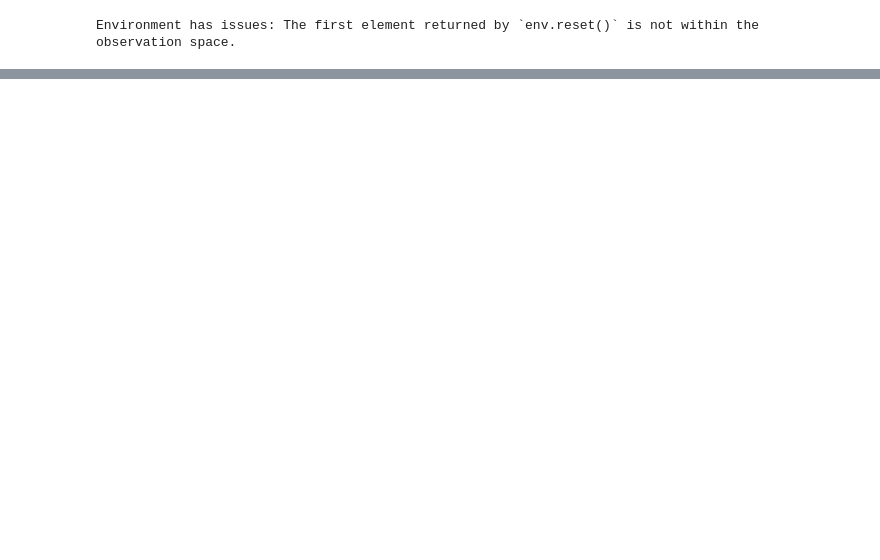
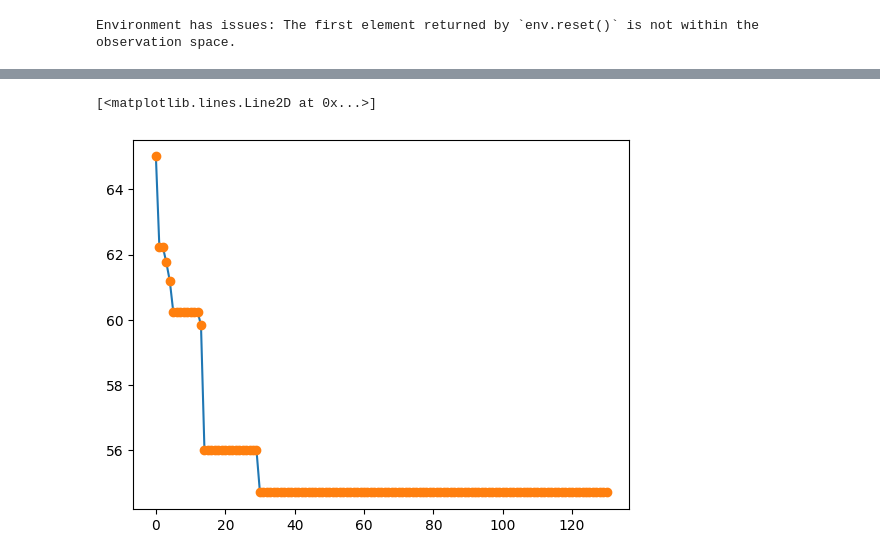
Before and after one commit to warisa-cmu/rl-meta-test, a Jupyter notebook: src/P02_MSIE/T02_env/S01.ipynb, the cells around one changed output, grey strips where cells are left out. Saved outputs shown, nothing was run; the diff lists cells and outputs as text; code cells hidden in the pictures; blank space fills up the shorter version.

```diff
--- a/src/P02_MSIE/T02_env/S01.ipynb
+++ b/src/P02_MSIE/T02_env/S01.ipynb
@@ -6,7 +6,7 @@ import pandas as pd
 from P02_MSIE.T01_prototype_class.DE_IM_VRPTW_classV4 import VRPTW
 # %%
 class AIMH_ENV(gym.Env):
-    def __init__(self, vrp, interval_it = 100):
+    def __init__(self, vrp):
         super().__init__()
         self.action_space = spaces.Box(
             low = np.array([0, 0, 0], dtype=np.float32),
@@ -30,7 +30,6 @@ class AIMH_ENV(gym.Env):
             dtype=np.float64,
         )
         self.vrp = vrp
-        self.interval_it = interval_it
         pass
 
 
@@ -53,13 +52,12 @@ class AIMH_ENV(gym.Env):
         return obs
 
     def _get_info(self):
-        # TODO: We might want to see more stuff here.
         """Compute auxiliary information for debugging.
 
         Returns:
             dict: Info in addition to the observation
         """
-        return {**self.vrp.get_current_state()}
+        return self.vrp.get_info()
 
 
     def reset(self, seed=None, options=None):
@@ -72,7 +70,7 @@ class AIMH_ENV(gym.Env):
 
     def step(self, action):
         self.vrp.action(action)
-        self.vrp.evolve(n_iteration=self.interval_it)
+        self.vrp.evolve()
         reward = self.vrp.get_reward()
         if self.vrp.is_terminated():
             terminated = True
@@ -123,7 +121,8 @@ kwargs = {
 }
 
 dimensions = len(distance) - 1 + vehicle[0]
-interval_it = 10
+interval_it = 1
+patience = 100
 population_size = 4
 bounds = np.array([[0, 1]] * dimensions)
 F_rate = 0.5
@@ -140,6 +139,8 @@ vrptw = VRPTW(
     dueDate=dueDate,
     serviceTime=serviceTime,
     vehicle=vehicle,
+    interval_it=interval_it,
+    patience=patience,
 )
 # %%
 # TODO: Fix the environment to pass the checks
@@ -150,7 +151,7 @@ vrptw = VRPTW(
 
 from gymnasium.utils.env_checker import check_env
 
-env = AIMH_ENV(vrp=vrptw, interval_it=interval_it)
+env = AIMH_ENV(vrp=vrptw)
 
 # This will catch many common issues
 try:
@@ -181 +173,17 @@ Wrapping the env in a DummyVecEnv.
 <stable_baselines3.sac.sac.SAC at 0x...>
+# %%
+import pandas as pd
+
+obs, info = env.reset()
+terminated = False
+truncated = False
+
+data_array = []
+while not (terminated or truncated):
+    action, _ = model.predict(obs, deterministic=True)
+    obs, reward, terminated, truncated, info = env.step(action)
+    data_added = {**info, "reward": reward, "action": action}
+    data_array.append(data_added)
+
+df = pd.DataFrame.from_dict(data_array)
+display(df)
@@ -181,0 +204,9 @@ Wrapping the env in a DummyVecEnv.
+# %%
+import matplotlib.pyplot as plt
+plt.plot(env.vrp.global_solution_history)
+x = np.arange(0,len(env.vrp.global_solution_history), interval_it)
+y = np.array(env.vrp.global_solution_history)[x]
+plt.plot(x, y, marker='o', linestyle='')
+# %% [output]
+[<matplotlib.lines.Line2D at 0x...>]
+[figure, added]
```
Also changed, not shown: parts of 3 cells of this notebook, 2 other files.
